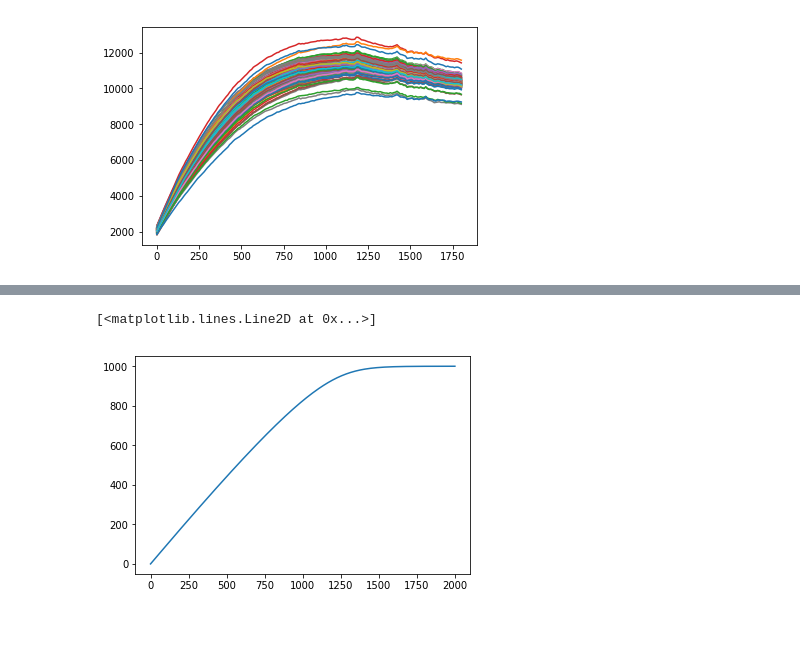
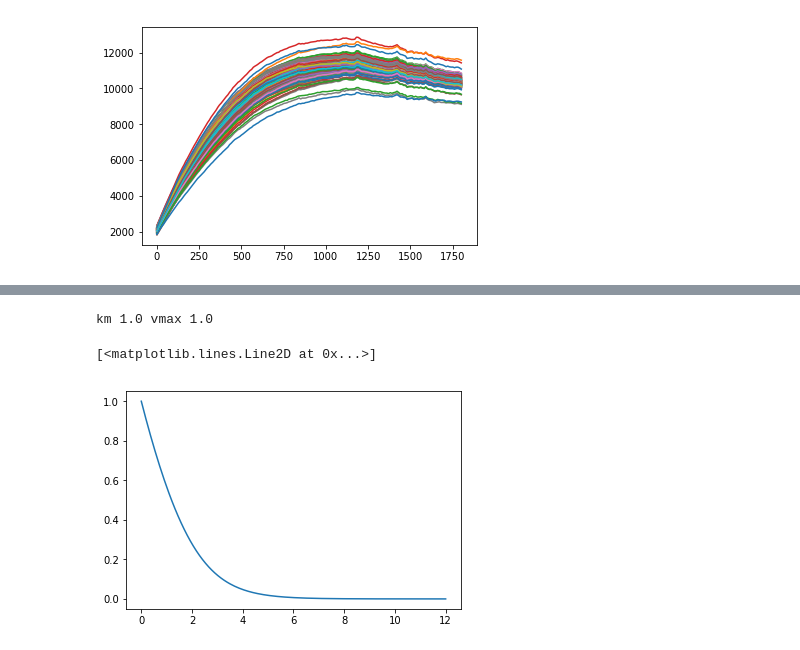
Before and after one commit to hstrey/MM-kinetics, a Jupyter notebook: enzyme data analysis.ipynb, the cells around one changed output, grey strips where cells are left out. Cells and saved outputs as stored; diff of their text form; code cells hidden in the pictures.

```diff
--- a/enzyme data analysis.ipynb
+++ b/enzyme data analysis.ipynb
@@ -19,7 +19,7 @@ for data in enz_data[:181]:
 [figure]
 # %%
 def s(t,km,vmax,s0):
-    return km*lambertw(s0/km*np.exp((-vmax*t+s0)/km))
+    return np.real(km*lambertw(s0/km*np.exp((-vmax*t+s0)/km)))
 
 def p(t,k1,k1m,k2,e0,s0):
     km = (k1m+k2)/k1
@@ -27,3 +27,10 @@ def p(t,k1,k1m,k2,e0,s0):
     ss = s(t,km,vmax,s0)
     es = e0*ss/(km+ss)*(1-np.exp(-(km+ss)*k1*t))
     return s0-ss-es
+
+def es(t,k1,k1m,k2,e0,s0):
+    km = (k1m+k2)/k1
+    vmax = k2*e0
+    ss = s(t,km,vmax,s0)
+    es = e0*ss/(km+ss)*(1-np.exp(-(km+ss)*k1*t))
+    return es
@@ -36,5 +37,17 @@ plt.plot(t,s(t,100,1,100))
-# %%
-plt.plot(t,p(t,0.1,5,5,0.2,1000))
-# %% [output]
-[<matplotlib.lines.Line2D at 0x...>]
-[figure, removed]
+# %%
+k1=1000
+k1m = 950
+k2 = 50
+e0 = 0.02
+km = (k1m + k2)/k1
+vmax = k2*e0
+s0 = 1
+
+print("km",km,"vmax",vmax)
+
+t = np.linspace(0,12,200)
+plt.plot(t,s(t,km,vmax,s0))
+# %% [output]
+km 1.0 vmax 1.0
+[<matplotlib.lines.Line2D at 0x...>]
+[figure, added]
```
Also changed, not shown: parts of 2 cells of this notebook.
